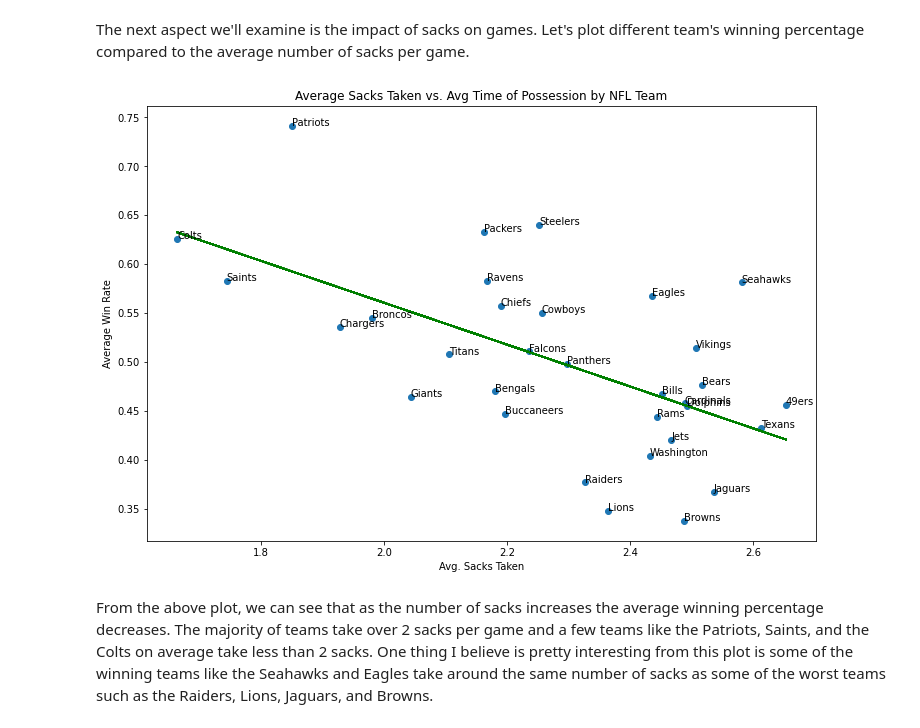
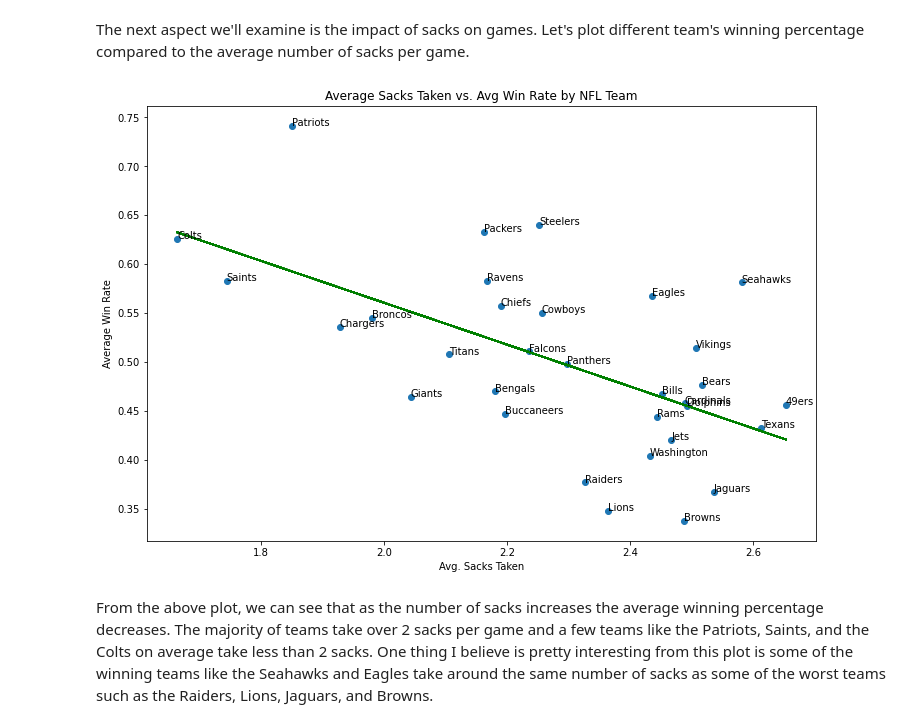
Before and after one commit to BraydenNgo/braydenngo.github.io, a Jupyter notebook: cmsc320finalngo/ngo_final_project (3).ipynb, the cells around one changed output. Cells and saved outputs as stored; diff of their text form; code cells hidden in the pictures.

```diff
--- a/cmsc320finalngo/ngo_final_project (3).ipynb
+++ b/cmsc320finalngo/ngo_final_project (3).ipynb
@@ -1087,25 +1087,25 @@ The next aspect we'll examine is the impact of sacks on games. Let's plot differ
 # %%
 plt.figure(figsize = (12, 8))
 plt.scatter(team_df['sack_avg'], team_df['win_rate'])
 
 team_labels = list(team_df['teams'])
 sack_avg = list(team_df['sack_avg'])
 avg_win_rate = list(team_df['win_rate'])
 
 for index, team_label in enumerate(team_labels):
     plt.annotate(team_label, (sack_avg[index], avg_win_rate[index]))
     x = np.array(sack_avg)
     y = np.array(avg_win_rate)
 
     m, b = np.polyfit(x, y, 1)
     plt.plot(x, m*x + b, color = 'g')
 
 plt.xlabel("Avg. Sacks Taken")
 plt.ylabel("Average Win Rate")
-plt.title('Average Sacks Taken vs. Avg Time of Possession by NFL Team')
+plt.title('Average Sacks Taken vs. Avg Win Rate by NFL Team')
 plt.show()
 # %% [output]
-[figure, old version]
+[figure, new version]
 # %% [markdown]
 From the above plot, we can see that as the number of sacks increases the average winning percentage decreases. The majority of teams take over 2 sacks per game and a few teams like the Patriots, Saints, and the Colts on average take less than 2 sacks. One thing I believe is pretty interesting from this plot is some of the winning teams like the Seahawks and Eagles take around the same number of sacks as some of the worst teams such as the Raiders, Lions, Jaguars, and Browns.
 # %% [markdown]
```
Also changed, not shown: parts of 7 cells of this notebook, 1 other file.
